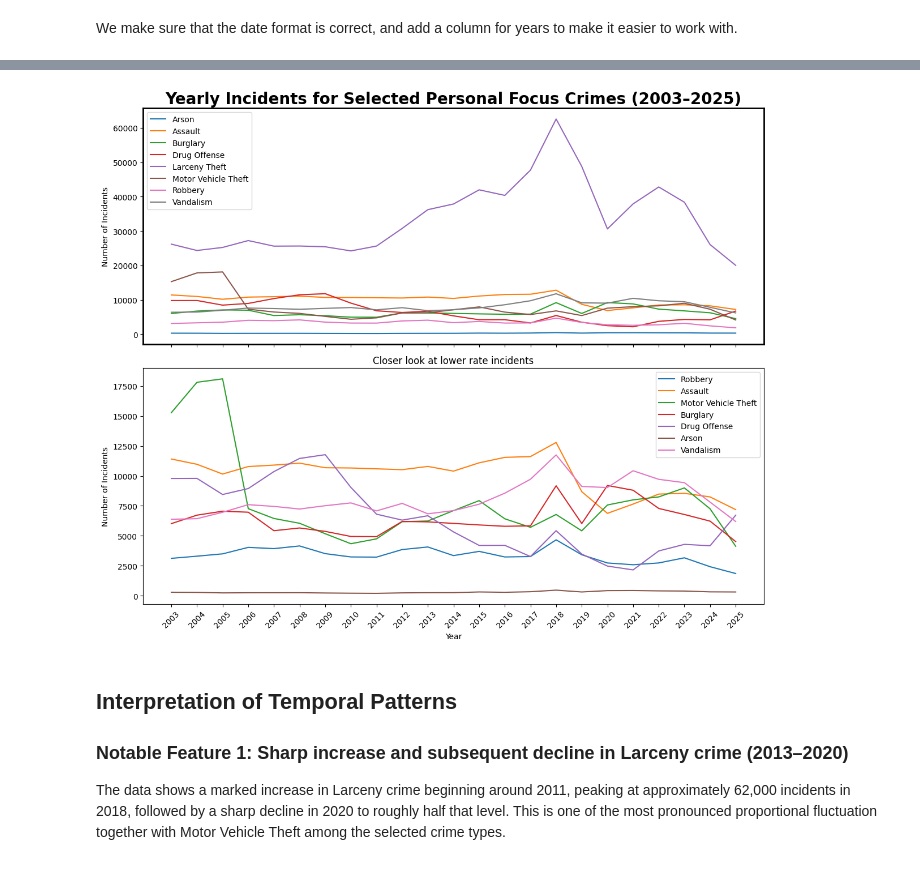
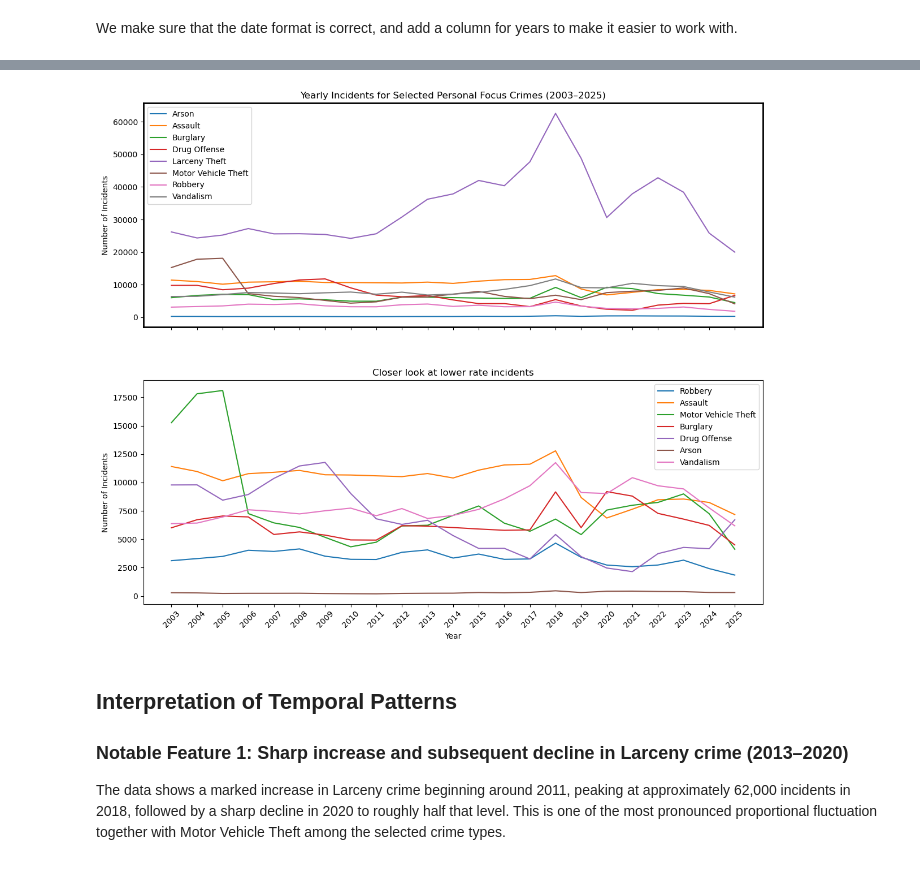
Before and after one commit to vichalder/social_data_viz_2026_group_75, a Jupyter notebook: Assignments/Assignment1G75_kat.ipynb, the cells around one changed output, grey strips where cells are left out. Saved outputs shown, nothing was run; the diff lists cells and outputs as text; code cells hidden in the pictures.

```diff
--- a/Assignments/Assignment1G75_kat.ipynb
+++ b/Assignments/Assignment1G75_kat.ipynb
@@ -89,12 +88,0 @@ We plot in a single plot to make it easy to see the changes.
-# %%
-plt.figure(figsize=(12, 6))
-
-for crime in pivot_table.columns:
-    plt.plot(pivot_table.index, pivot_table[crime], label=crime)
-
-plt.xlabel("Year")
-plt.ylabel("Number of Incidents")
-plt.title("Yearly Incidents for Selected Personal Focus Crimes (2003–2025)")
-plt.legend()
-plt.tight_layout()
-plt.show()
@@ -103,6 +89,4 @@ plt.show()
 # %%
-#Julie - Kan jeg forslå et plot i denne stil i stedet? Det er lidt svært at se udviklingen i de mindre hyppige kriminalitetstyper i det første plot. Og tænker at det er udviklingen der er vigtig, frem for antallet af incidents
-
 # Create figure with 2 vertical subplots
 fig, axes = plt.subplots(2, 1, figsize=(12, 10), sharex=True)
 
@@ -113,38 +97,36 @@ for crime in pivot_table.columns:
     axes[0].plot(pivot_table.index, pivot_table[crime], label=crime)
 
 axes[0].set_ylabel("Number of Incidents")
 axes[0].set_title(
-    "Yearly Incidents for Selected Personal Focus Crimes (2003–2025)",
-    fontsize=20,
-    fontweight='bold'
+    "Yearly Incidents for Selected Personal Focus Crimes (2003–2025)"
 )
 axes[0].legend()
 
 # Thicker outline (double thickness)
 for spine in axes[0].spines.values():
     spine.set_linewidth(2)
 
 # -----------------------
 # Plot 2: Excluding Larceny Theft
 # -----------------------
 crimes_excl_larceny = [crime for crime in focus_crimes if crime != "Larceny Theft"]
 
 for crime in crimes_excl_larceny:
     axes[1].plot(pivot_table.index, pivot_table[crime], label=crime)
 
 axes[1].set_xlabel("Year")
 axes[1].set_ylabel("Number of Incidents")
 axes[1].set_title("Closer look at lower rate incidents")
 axes[1].legend()
 
 for ax in axes:
     ax.set_xticks(pivot_table.index)
 axes[1].tick_params(axis='x', rotation=45)
 
-plt.tight_layout()
+plt.tight_layout(h_pad=5.0)
 plt.show()
 # %% [output]
-[figure, old version]
+[figure, new version]
 # %% [markdown]
 
 ## Interpretation of Temporal Patterns
```
Also changed, not shown: parts of 5 cells of this notebook.
